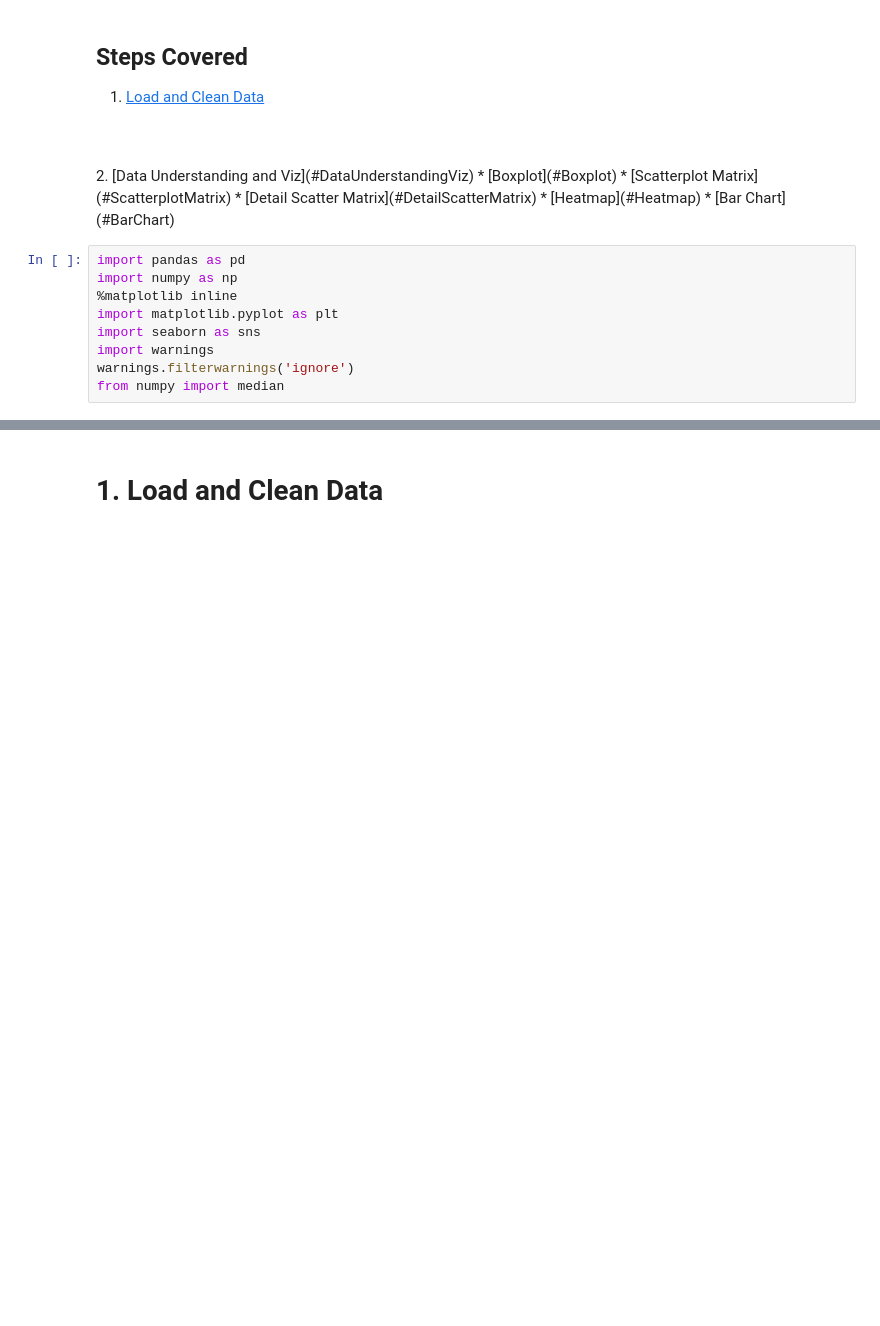
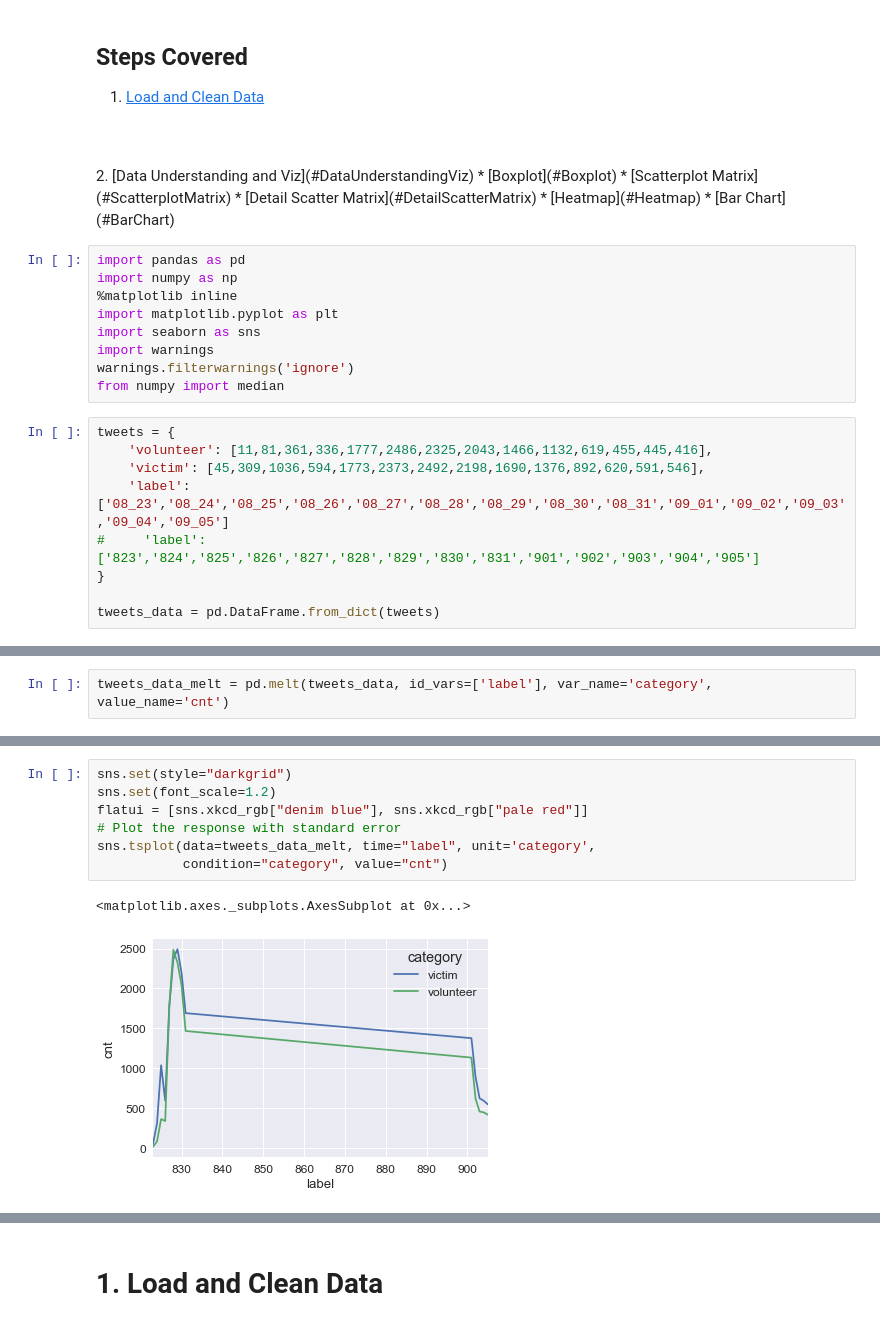
Before and after one commit to jason-jz-zhu/Data-Analysis-and-Viz-for-RL, a Jupyter notebook: Data Viz for RL.ipynb, the cells around one changed output, grey strips where cells are left out. Saved outputs shown, nothing was run; the diff lists cells and outputs as text; blank space fills up the shorter version.

Commit message:
add time chart

```diff
--- a/Data Viz for RL.ipynb
+++ b/Data Viz for RL.ipynb
@@ -21,3 +21,12 @@ import seaborn as sns
 import warnings
 warnings.filterwarnings('ignore')
 from numpy import median
+# %%
+tweets = {
+    'volunteer': [11,81,361,336,1777,2486,2325,2043,1466,1132,619,455,445,416],
+    'victim': [45,309,1036,594,1773,2373,2492,2198,1690,1376,892,620,591,546],
+    'label': ['08_23','08_24','08_25','08_26','08_27','08_28','08_29','08_30','08_31','09_01','09_02','09_03','09_04','09_05']
+#     'label': ['823','824','825','826','827','828','829','830','831','901','902','903','904','905']
+}
+
+tweets_data = pd.DataFrame.from_dict(tweets)
@@ -23,0 +170,2 @@ from numpy import median
+# %%
+tweets_data_melt = pd.melt(tweets_data, id_vars=['label'], var_name='category', value_name='cnt')
@@ -23,0 +190,10 @@ from numpy import median
+# %%
+sns.set(style="darkgrid")
+sns.set(font_scale=1.2)
+flatui = [sns.xkcd_rgb["denim blue"], sns.xkcd_rgb["pale red"]]
+# Plot the response with standard error
+sns.tsplot(data=tweets_data_melt, time="label", unit='category',
+           condition="category", value="cnt")
+# %% [output]
+<matplotlib.axes._subplots.AxesSubplot at 0x...>
+[figure, added]
```
Also changed, not shown: parts of 12 cells of this notebook, 1 other file.
